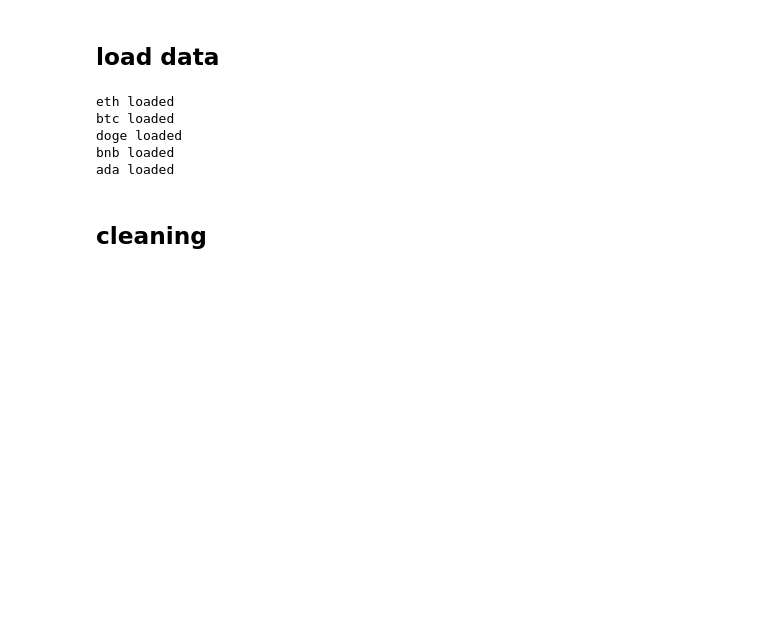
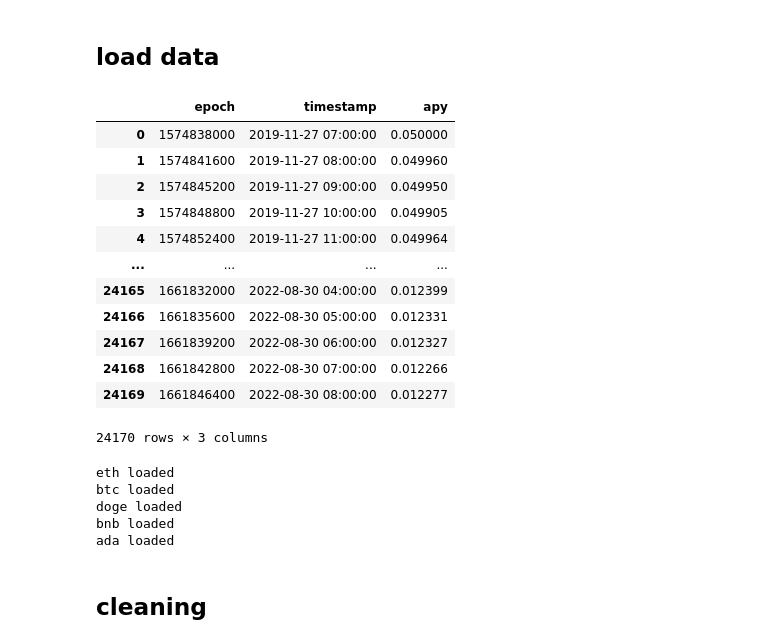
Before and after one commit to vivowa/perpetuals, a Jupyter notebook: perpetual_restart_theory.ipynb, the cells around one changed output. Cells and saved outputs as stored; diff of their text form; code cells hidden in the pictures; blank space fills up the shorter version.

```diff
--- a/perpetual_restart_theory.ipynb
+++ b/perpetual_restart_theory.ipynb
@@ -96,6 +96,22 @@ def create_panel(spot, perp, funding_rate):
     panel = panel.reset_index(drop=True)
 
     return panel
+# %%
+i_usdt
+# %% [output]
+|  | epoch | timestamp | apy |
+| 0 | 1574838000 | 2019-11-27 07:00:00 | 0.050000 |
+| 1 | 1574841600 | 2019-11-27 08:00:00 | 0.049960 |
+| 2 | 1574845200 | 2019-11-27 09:00:00 | 0.049950 |
+| 3 | 1574848800 | 2019-11-27 10:00:00 | 0.049905 |
+| 4 | 1574852400 | 2019-11-27 11:00:00 | 0.049964 |
+| ... | ... | ... | ... |
+| 24165 | 1661832000 | 2022-08-30 04:00:00 | 0.012399 |
+| 24166 | 1661835600 | 2022-08-30 05:00:00 | 0.012331 |
+| 24167 | 1661839200 | 2022-08-30 06:00:00 | 0.012327 |
+| 24168 | 1661842800 | 2022-08-30 07:00:00 | 0.012266 |
+| 24169 | 1661846400 | 2022-08-30 08:00:00 | 0.012277 |
+24170 rows × 3 columns
 # %%
 currencies = ['eth', 'btc', 'doge', 'bnb', 'ada']
 panel_all = []
```
Also changed, not shown: parts of 15 cells of this notebook, 1 other file.
